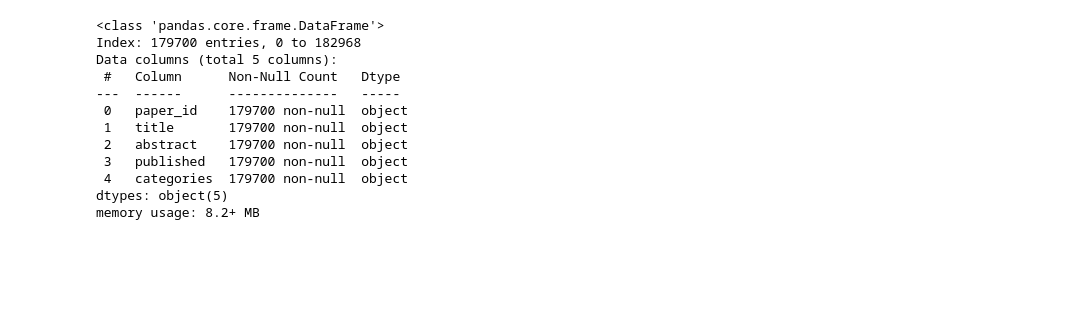
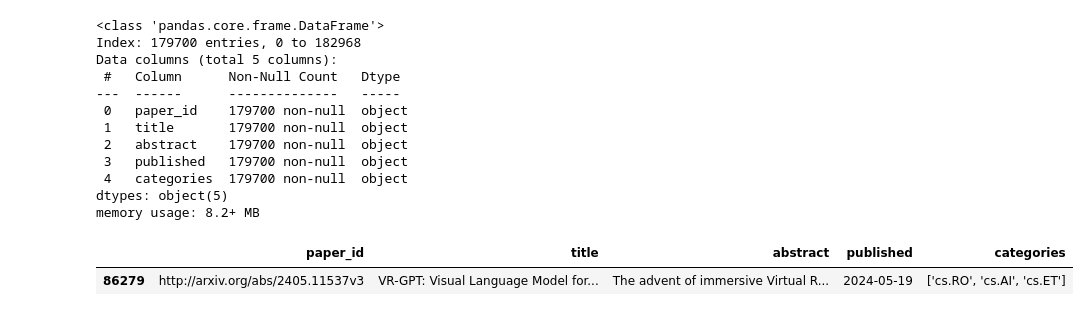
Before and after one commit to uguratli/AI-Research-Trend-Intelligence, a Jupyter notebook: trend_analysis.ipynb, the cells around one changed output. Cells and saved outputs as stored; diff of their text form; code cells hidden in the pictures; blank space fills up the shorter version.

```diff
--- a/trend_analysis.ipynb
+++ b/trend_analysis.ipynb
@@ -497,2 +495,2 @@ rep_docs[0]
 # %%
-docs
+t = docs[0]
@@ -530,3 +524,10 @@ Data columns (total 5 columns):
  4   categories  179700 non-null  object
 dtypes: object(5)
 memory usage: 8.2+ MB
+# %%
+paper_id = df[df['text'] == t]['paper_id']
+# %%
+raw_data[raw_data['paper_id'] == paper_id.values[0]]
+# %% [output]
+|  | paper_id | title | abstract | published | categories |
+| 86279 | http://arxiv.org/abs/2405.11537v3 | VR-GPT: Visual Language Model for... | The advent of immersive Virtual R... | 2024-05-19 | ['cs.RO', 'cs.AI', 'cs.ET'] |
```
Also changed, not shown: parts of 13 cells of this notebook, 5 other files.
